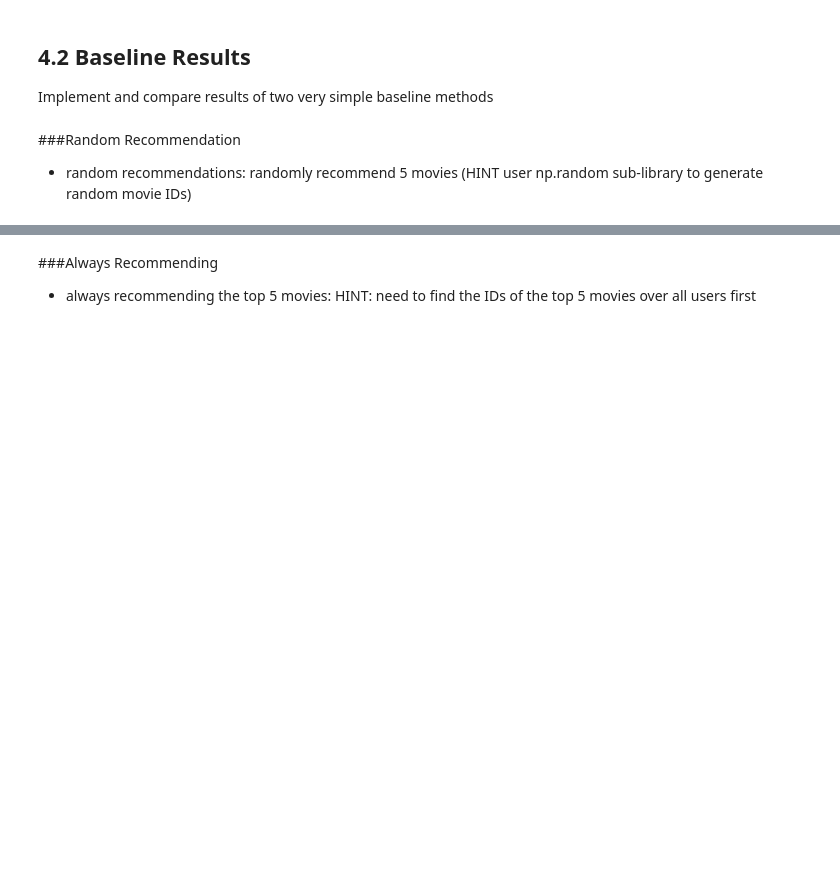
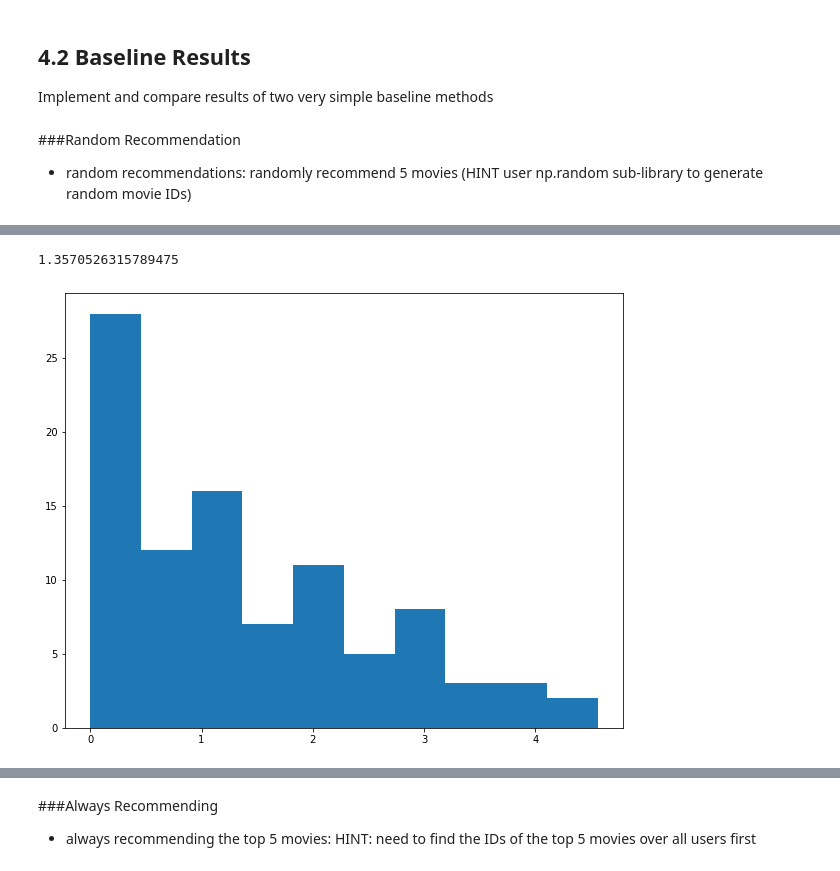
Before and after one commit to Yven42/DataScience, a Jupyter notebook: Assignment_2_recommender.ipynb, the cells around one changed output, grey strips where cells are left out. Drawn from its saved outputs; the diff is of its cells as text; code cells hidden in the pictures; blank space fills up the shorter version.

```diff
--- a/Assignment_2_recommender.ipynb
+++ b/Assignment_2_recommender.ipynb
@@ -221,0 +225,6 @@ Name: title, dtype: object
+# %%
+D_euc=np.zeros((np.shape(movies)[0],np.shape(movies)[0]))
+for i in range(0,np.shape(movies)[0]):
+    for j in range(0,np.shape(movies)[0]):
+        if i!=j:
+            D_euc[i,j]=EuclideanDist(R_train[:,i],R_train[:,j])
@@ -221,0 +250,7 @@ Name: title, dtype: object
+# %%
+test_res=test_Score(D_euc,R_test)
+plt.hist(test_res)
+np.mean(test_res)
+# %% [output]
+1.3570526315789475
+[figure, added]
```
Also changed, not shown: parts of 15 cells of this notebook.
